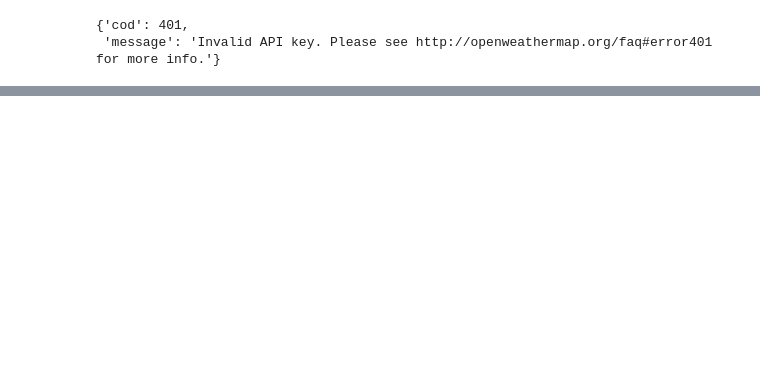
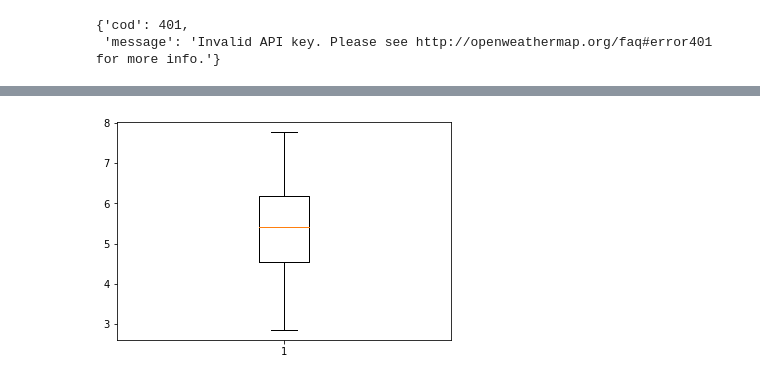
Before and after one commit to josiedeleon/Team9--Project1, a Jupyter notebook: Project 1 Happiness.ipynb, the cells around one changed output, grey strips where cells are left out. Cells and saved outputs as stored; diff of their text form; code cells hidden in the pictures; blank space fills up the shorter version.

```diff
--- a/Project 1 Happiness.ipynb
+++ b/Project 1 Happiness.ipynb
@@ -53,0 +96,10 @@ weather_json
+# %%
+# box plot to dermine outliners on Happiness versus GDP
+plt.boxplot(Merge_df["Score"])
+#plt.boxplot(Happy_df_2020["Score"])
+#plt.xlabel("Happiness Score")
+#plt.ylabel("GDP per capita")
+#plt.title ("Happiness VS GDP")
+plt.show()
+# %% [output]
+[figure, added]
```
Also changed, not shown: parts of 3 cells of this notebook.
